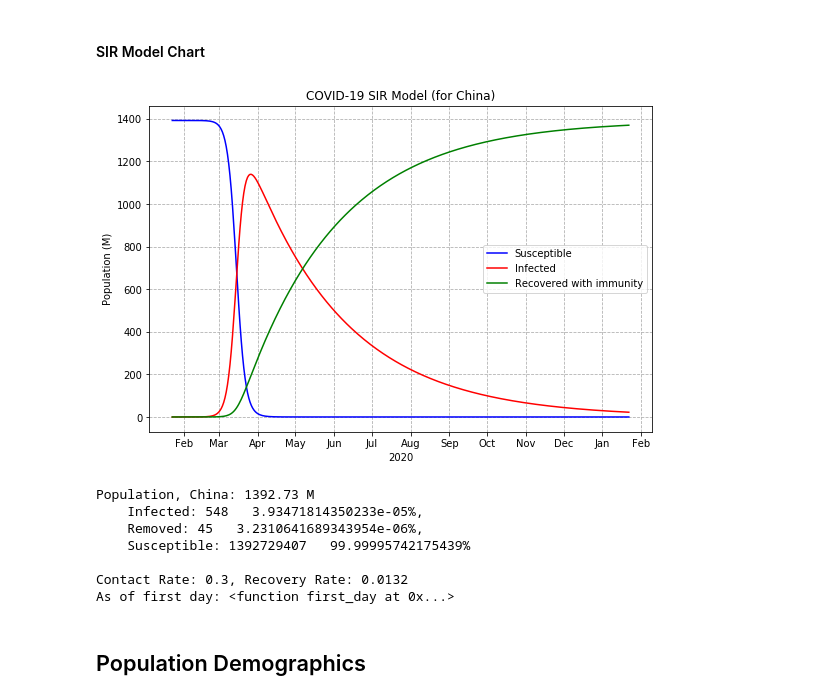
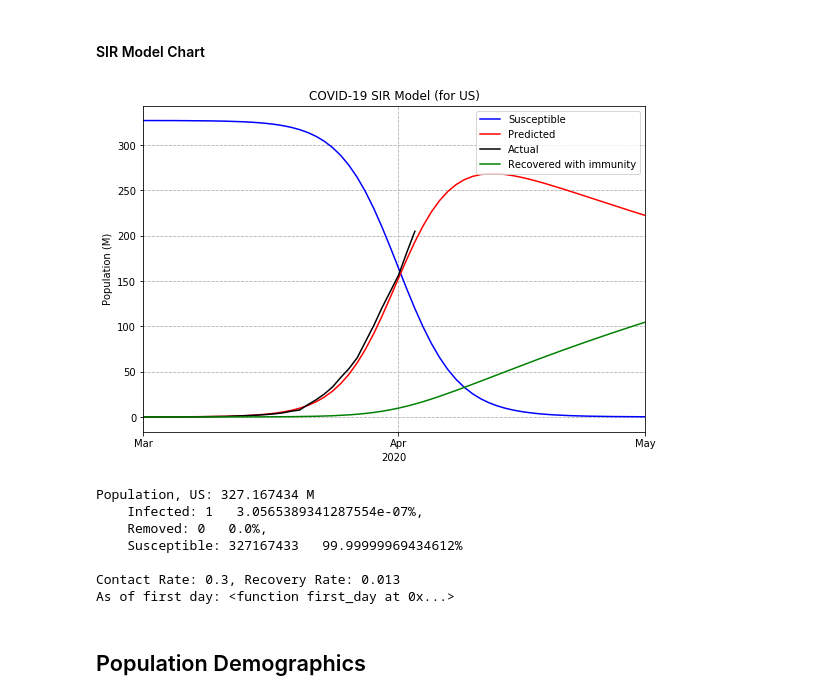
Before and after one commit to ellemonke/COVID-19, a Jupyter notebook: timeseries.ipynb, the cells around one changed output. Drawn from its saved outputs; the diff is of its cells as text; code cells hidden in the pictures.

```diff
--- a/timeseries.ipynb
+++ b/timeseries.ipynb
@@ -559,20 +559,26 @@ def get_population(country_code, indicator_code):
             # Only the most recent value, then break
             break
 # %%
-country_region = 'China'
+country_region = 'US'
 contact_rate = 0.3
 # recovery_rate = 1/38
-recovery_rate = 0.0132
+recovery_rate = 0.013
 
-country_code = regions_df[regions_df['Country_Region'].str.contains(country_region)]['Country_Code'].values[0]
+# country_code = regions_df[regions_df['Country_Region'].str.contains(country_region)]['Country_Code'].values[0]
+country_code = 'USA'
 population = get_population(country_code, 'SP.POP.TOTL')
 
 # By Country
-pop_confirmed = int(confirmed_df.loc[confirmed_df.index==country_region].values[0][0])
-pop_recovered = int(recovered_df.loc[recovered_df.index==country_region].values[0][0])
-pop_fatalities = int(fatalities_df.loc[fatalities_df.index==country_region].values[0][0])
+pop_confirmed = int(confirmed_df2.loc[confirmed_df2['Country_Region']==country_region].values[0][3])
+pop_recovered = int(recovered_df.loc[recovered_df.index==country_region].values[0][3])
+pop_fatalities = int(fatalities_df.loc[fatalities_df.index==country_region].values[0][3])
 pop_removed = pop_recovered + pop_fatalities
 pop_susceptible = population - pop_confirmed - pop_removed
+# %%
+actual = first_infected_df.loc[first_infected_df.index==country_region]
+# confirmed_df2
+# first_infected_df
+actual = actual.iloc[0,:]
 # %% [markdown]
 #### SIR Model Chart
 # %%
@@ -617,45 +623,44 @@ fig = plt.figure(figsize = (9,6))
 ax = fig.add_subplot()
 
 ax.set_title(f'COVID-19 SIR Model (for {country_region})')
 ax.set_xlabel('2020')
 ax.set_ylabel('Population (M)')
 
 locator = mdates.MonthLocator()
 fmt = mdates.DateFormatter('%b')
 
 X = plt.gca().xaxis
 X.set_major_locator(locator)
 X.set_major_formatter(fmt)
-# plt.xlim('Jan','May')
+
+plt.xlim(date_list[37],date_list[98])
 
 ax.plot(date_list, S/1000000, 'b', label='Susceptible')
-ax.plot(date_list, I/1000000, 'r', label='Infected')
+ax.plot(date_list, I/1000000, 'r', label='Predicted')
+ax.plot(date_list[0:len(actual)], actual/1000, 'k', label='Actual')
 ax.plot(date_list, R/1000000, 'g', label='Recovered with immunity')
-
-# for spine in ('top', 'right', 'bottom', 'left'):
-#     ax.spines[spine].set_visible(False)
 
 plt.legend(loc='best')
 plt.grid(axis='both', linestyle='dashed')
 
 plt.savefig("images/model_sir.png")
 plt.show()
 
 print(f'''Population, {country_region}: {population/1000000} M
     Infected: {pop_confirmed}   {pop_confirmed/population*100}%,
     Removed: {pop_removed}   {pop_removed/population*100}%,
     Susceptible: {pop_susceptible}   {pop_susceptible/population*100}%
 ''')
 print(f'Contact Rate: {contact_rate}, Recovery Rate: {recovery_rate}')
 print(f'As of first day: {first_day}')
 # %% [output]
-[figure, old version]
+[figure, new version]
-Population, China: 1392.73 M
-    Infected: 548   3.93471814350233e-05%,
-    Removed: 45   3.2310641689343954e-06%,
-    Susceptible: 1392729407   99.99995742175439%
+Population, US: 327.167434 M
+    Infected: 1   3.0565389341287554e-07%,
+    Removed: 0   0.0%,
+    Susceptible: 327167433   99.99999969434612%
 
-Contact Rate: 0.3, Recovery Rate: 0.0132
+Contact Rate: 0.3, Recovery Rate: 0.013
 As of first day: <function first_day at 0x...>
 # %% [markdown]
 ## Population Demographics
```
Also changed, not shown: parts of 19 cells of this notebook, 12 other files.
